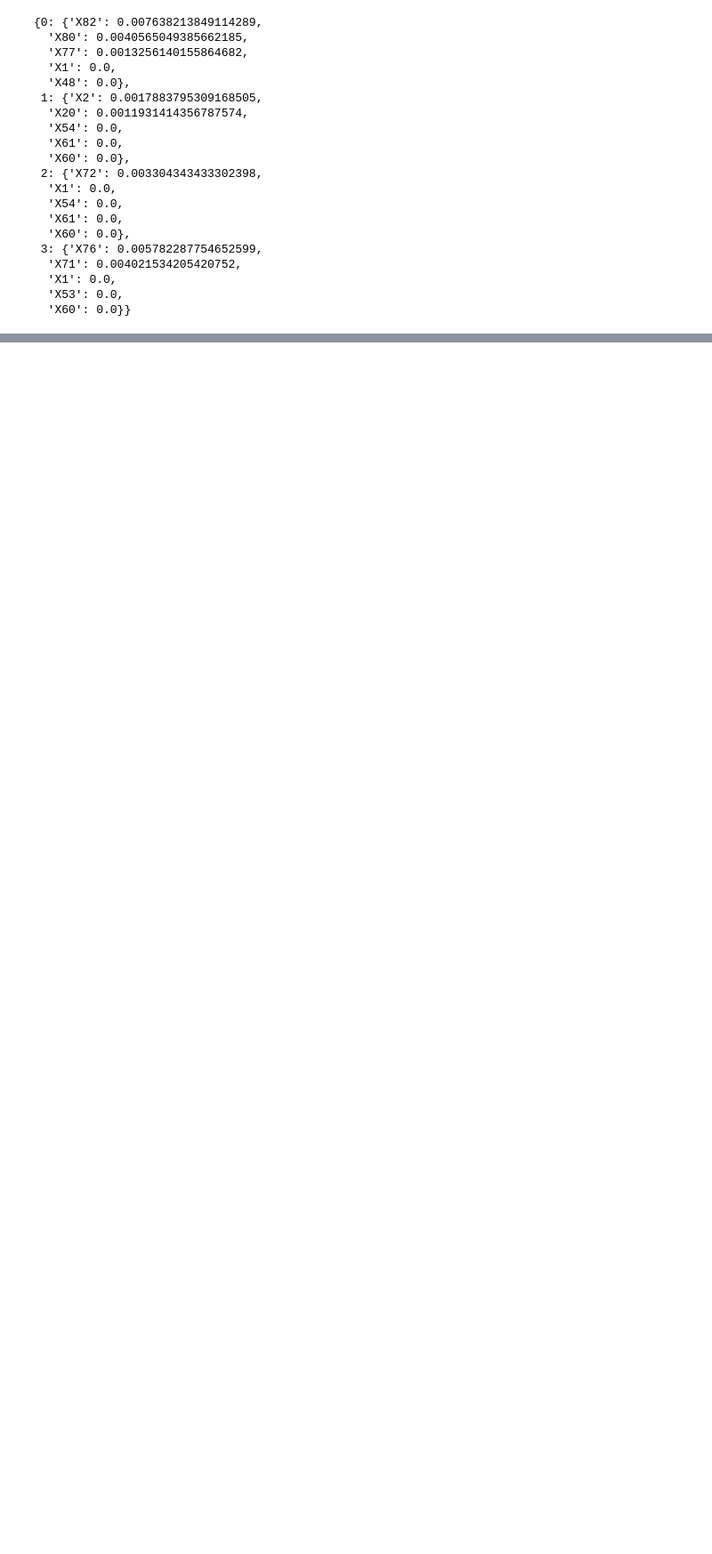
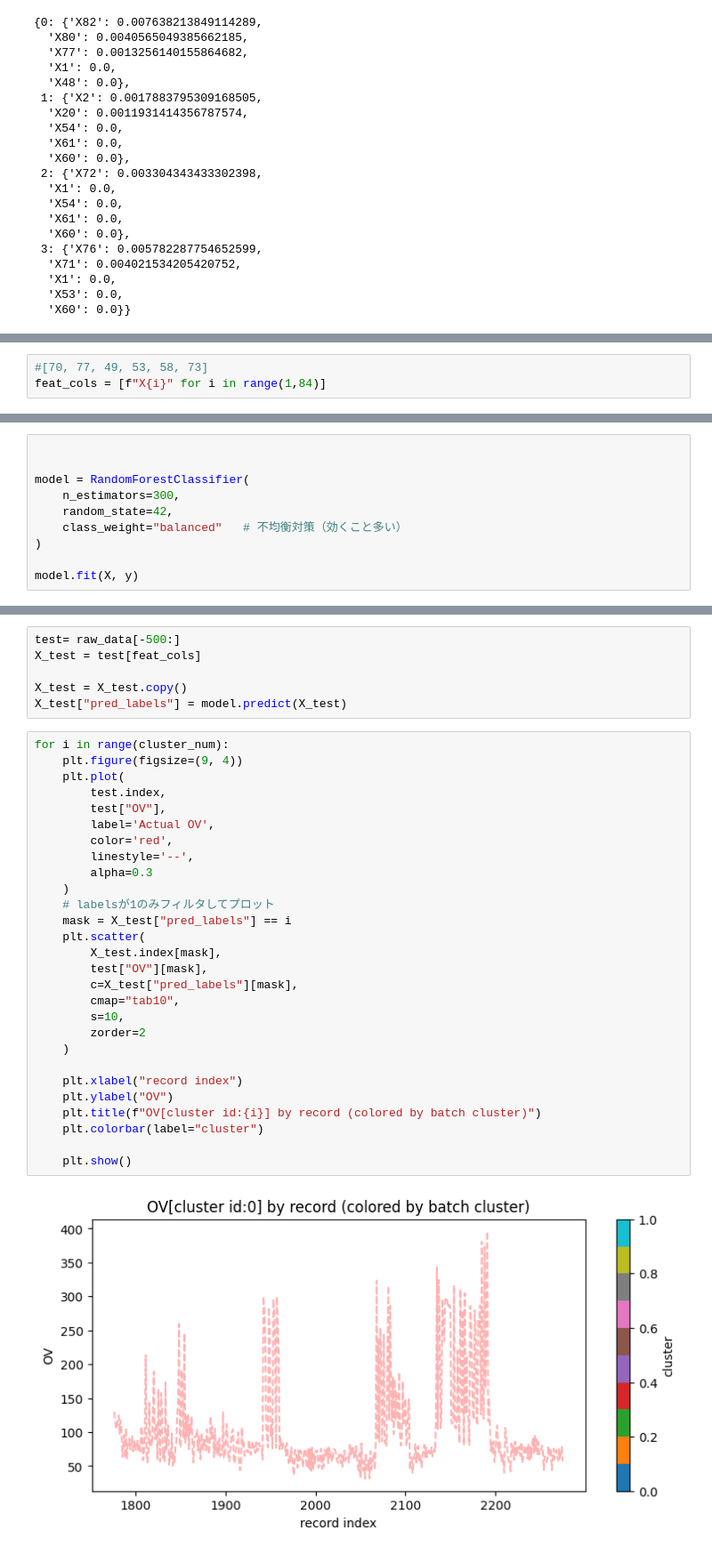
Before and after one commit to yut0takagi/ass-production-management2, a Jupyter notebook: notebook/2026年1月21日.ipynb, the cells around one changed output, grey strips where cells are left out. Shown at 89% size. Saved outputs shown, nothing was run; the diff lists cells and outputs as text; blank space fills up the shorter version.

```diff
--- a/notebook/2026年1月21日.ipynb
+++ b/notebook/2026年1月21日.ipynb
@@ -438,0 +496,3 @@ weighted avg      0.985     0.983     0.984       533
+# %%
+#[70, 77, 49, 53, 58, 73]
+feat_cols = [f"X{i}" for i in range(1,84)]
@@ -438,0 +512,10 @@ weighted avg      0.985     0.983     0.984       533
+# %%
+
+
+model = RandomForestClassifier(
+    n_estimators=300,
+    random_state=42,
+    class_weight="balanced"   # 不均衡対策（効くこと多い）
+)
+
+model.fit(X, y)
@@ -438,0 +525,36 @@ weighted avg      0.985     0.983     0.984       533
+# %%
+test= raw_data[-500:]
+X_test = test[feat_cols]
+
+X_test = X_test.copy()
+X_test["pred_labels"] = model.predict(X_test)
+# %%
+for i in range(cluster_num):
+    plt.figure(figsize=(9, 4))
+    plt.plot(
+        test.index,
+        test["OV"],
+        label='Actual OV',
+        color='red',
+        linestyle='--',
+        alpha=0.3
+    )
+    # labelsが1のみフィルタしてプロット
+    mask = X_test["pred_labels"] == i
+    plt.scatter(
+        X_test.index[mask],
+        test["OV"][mask],
+        c=X_test["pred_labels"][mask],
+        cmap="tab10",
+        s=10,
+        zorder=2
+    )
+
+    plt.xlabel("record index")
+    plt.ylabel("OV")
+    plt.title(f"OV[cluster id:{i}] by record (colored by batch cluster)")
+    plt.colorbar(label="cluster")
+
+    plt.show()
+# %% [output]
+[figure, added]
```
Also changed, not shown: parts of 10 cells of this notebook, 2 other files.
